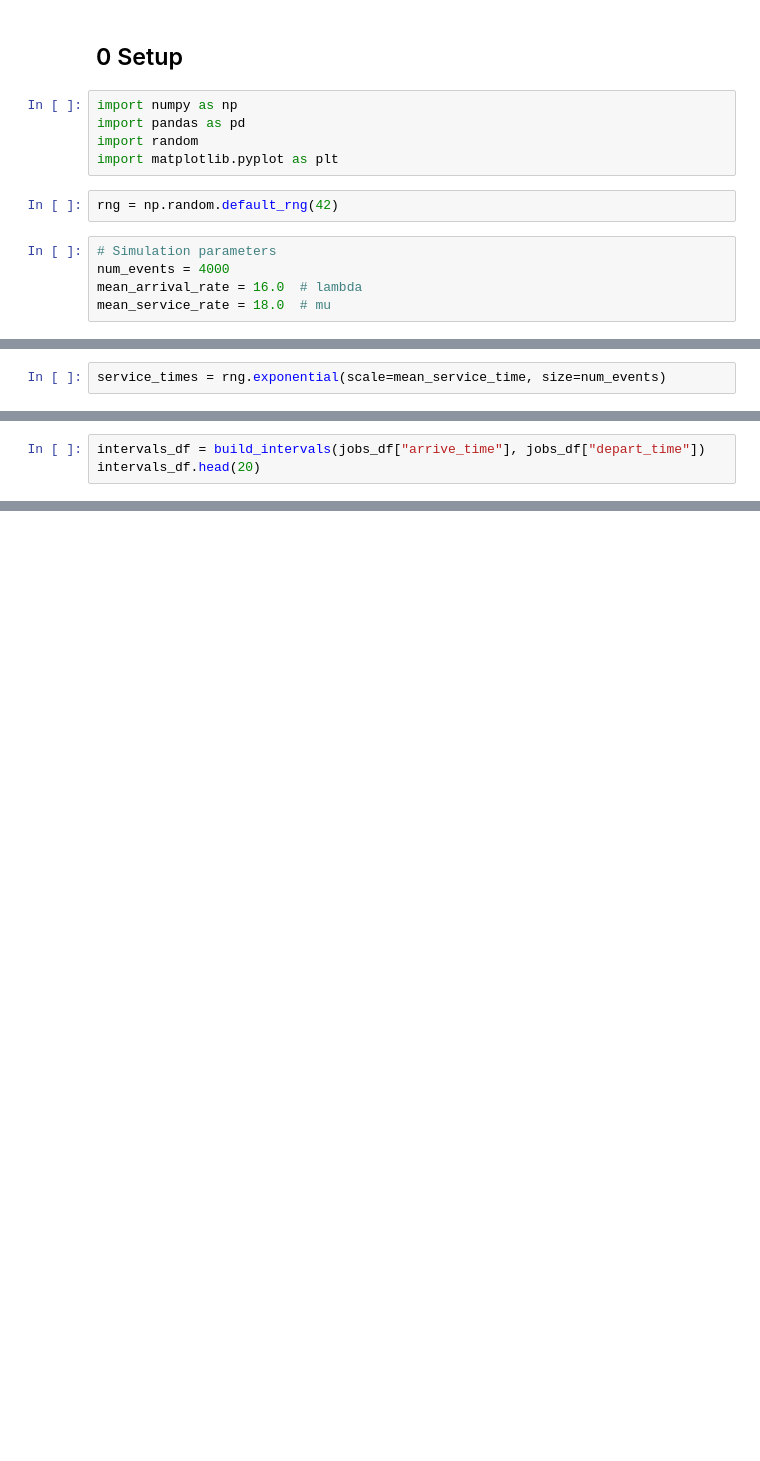
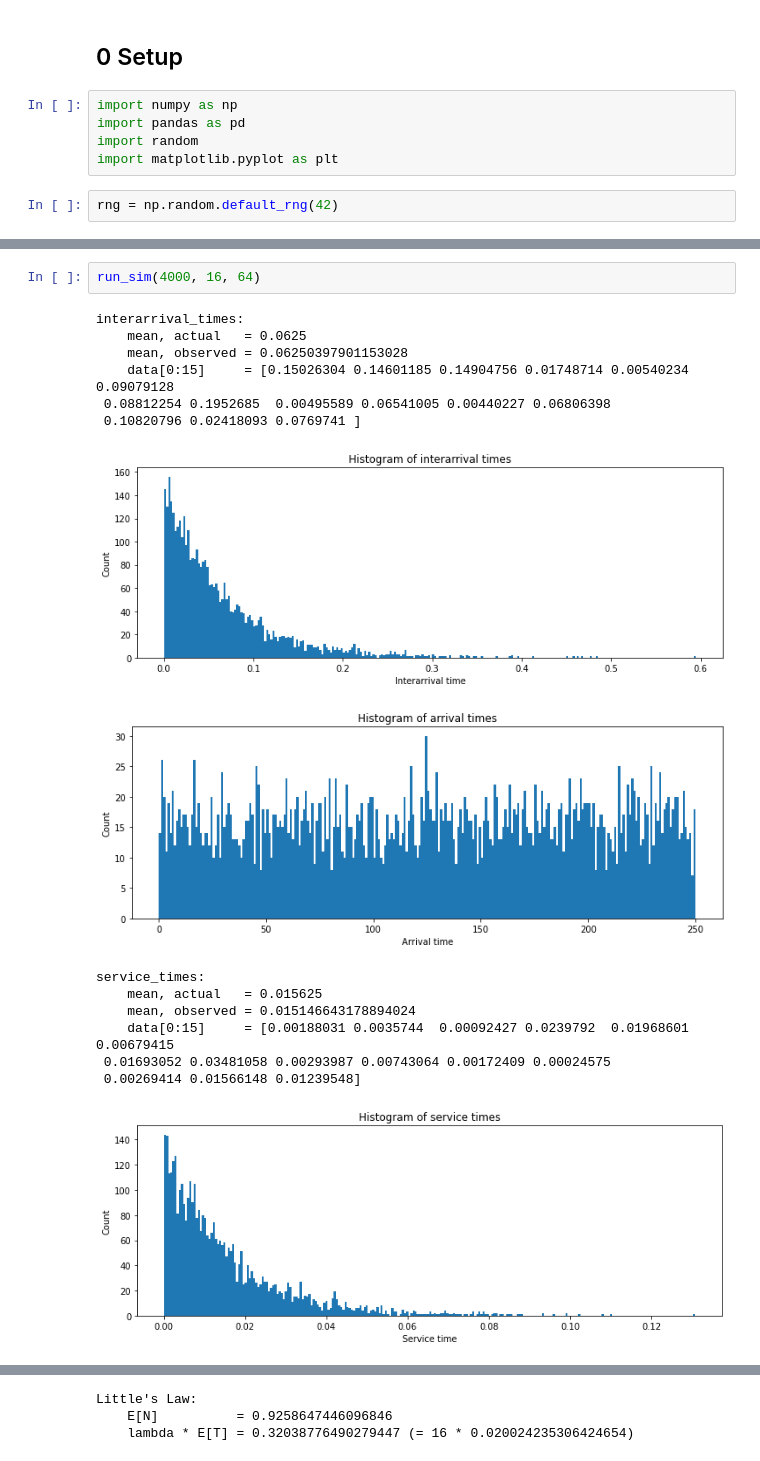
Before and after one commit to williewheeler/stats-demos, a Jupyter notebook: queueing/single-queue-sim.ipynb, the cells around one changed output, grey strips where cells are left out. Cells and saved outputs as stored; diff of their text form; blank space fills up the shorter version.

Commit message:
Modified notebook to support running multiple simulations

```diff
--- a/queueing/single-queue-sim.ipynb
+++ b/queueing/single-queue-sim.ipynb
@@ -43,8 +44,3 @@ import random
 import matplotlib.pyplot as plt
 # %%
 rng = np.random.default_rng(42)
-# %%
-# Simulation parameters
-num_events = 4000
-mean_arrival_rate = 16.0  # lambda
-mean_service_rate = 18.0  # mu
@@ -128,2 +46,0 @@ num_bins_service = int(num_events / mean_service_rate)
-# %%
-service_times = rng.exponential(scale=mean_service_time, size=num_events)
@@ -228,3 +46,0 @@ def build_intervals(arrivals, departures):
-# %%
-intervals_df = build_intervals(jobs_df["arrive_time"], jobs_df["depart_time"])
-intervals_df.head(20)
@@ -347,0 +238,18 @@ mean_wait_time + mean_service_time =0.34222110952860696
+# %%
+run_sim(4000, 16, 64)
+# %% [output]
+interarrival_times:
+    mean, actual   = 0.0625
+    mean, observed = 0.06250397901153028
+    data[0:15]     = [0.15026304 0.14601185 0.14904756 0.01748714 0.00540234 0.09079128
+ 0.08812254 0.1952685  0.00495589 0.06541005 0.00440227 0.06806398
+ 0.10820796 0.02418093 0.0769741 ]
+[figure, added]
+[figure, added]
+service_times:
+    mean, actual   = 0.015625
+    mean, observed = 0.015146643178894024
+    data[0:15]     = [0.00188031 0.0035744  0.00092427 0.0239792  0.01968601 0.00679415
+ 0.01693052 0.03481058 0.00293987 0.00743064 0.00172409 0.00024575
+ 0.00269414 0.01566148 0.01239548]
+[figure, added]
@@ -347,0 +279,3 @@ mean_wait_time + mean_service_time =0.34222110952860696
+Little's Law:
+    E[N]          = 0.9258647446096846
+    lambda * E[T] = 0.32038776490279447 (= 16 * 0.020024235306424654)
```
Also changed, not shown: parts of 61 cells of this notebook.
